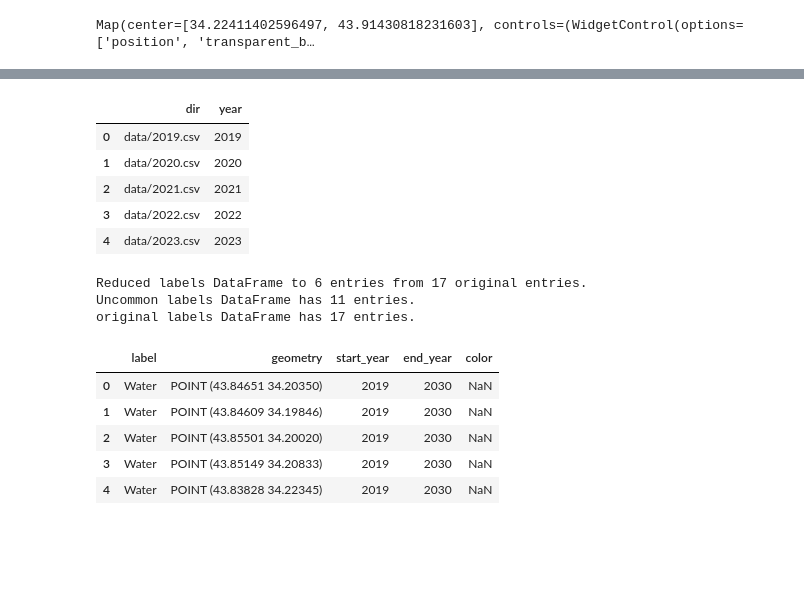
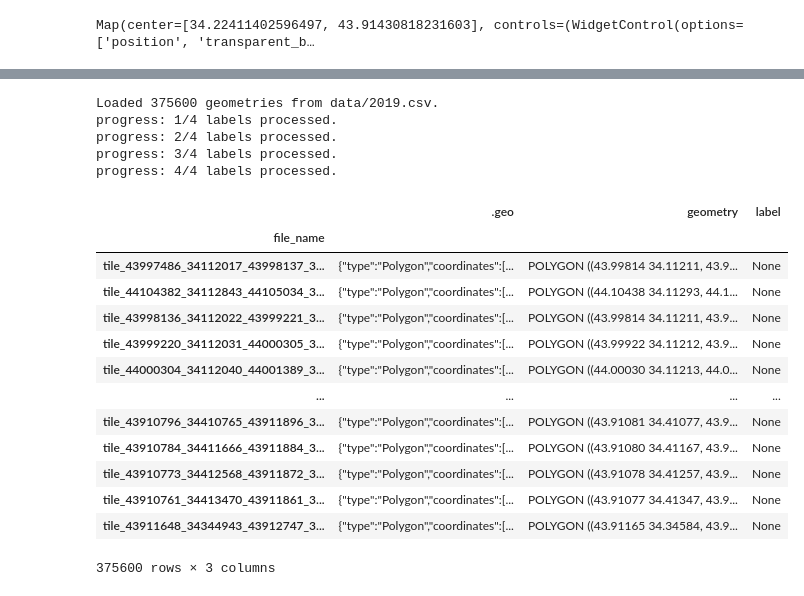
Before and after one commit to JamesChamberlainw/heritage-monitoring-kit, a Jupyter notebook: generate_map.ipynb, the cells around one changed output, grey strips where cells are left out. Drawn from its saved outputs; the diff is of its cells as text; code cells hidden in the pictures; blank space fills up the shorter version.

```diff
--- a/generate_map.ipynb
+++ b/generate_map.ipynb
@@ -502,49 +474,6 @@ data_dir = pd.DataFrame({
     "dir": [f"data/{year}.csv" for year in range(2019, 2025)],
     "year": [year for year in range(2019, 2025)]
 })
-# %%
-data_dir.head()
-# %% [output]
-|  | dir | year |
-| 0 | data/2019.csv | 2019 |
-| 1 | data/2020.csv | 2020 |
-| 2 | data/2021.csv | 2021 |
-| 3 | data/2022.csv | 2022 |
-| 4 | data/2023.csv | 2023 |
-# %%
-def __reduce_to_common__(labels_df, start_year, end_year):
-    """
-    Splits the labels DataFrame into two parts:
-    1. Common labels that fall within the specified start and end years.
-    2. Uncommon labels that do not fall within the specified range, and may be year specific.
-
-    Parameters:
-        labels_df (GeoDataFrame):   The labels DataFrame to reduce.
-        start_year (int):           The starting year for the reduction.
-        end_year (int):             The ending year for the reduction.
-
-    Returns:
-        GeoDataFrame:               The Reduced labels DataFrame.
-    """
-    common_df = labels_df[(labels_df['start_year'] <= start_year) & (labels_df['end_year'] >= end_year)]
-    uncommon_df = labels_df[(labels_df['start_year'] > start_year) | (labels_df['end_year'] < end_year)]
-    return common_df.reset_index(drop=True), uncommon_df.reset_index(drop=True)
-
-common_df, uncommon_df = __reduce_to_common__(labels, start_year=2019, end_year=2024)
-print(f"Reduced labels DataFrame to {len(common_df)} entries from {len(labels)} original entries.")
-print(f"Uncommon labels DataFrame has {len(uncommon_df)} entries.")
-print(f"original labels DataFrame has {len(labels)} entries.")
-common_df.head()
-# %% [output]
-Reduced labels DataFrame to 6 entries from 17 original entries.
-Uncommon labels DataFrame has 11 entries.
-original labels DataFrame has 17 entries.
-|  | label | geometry | start_year | end_year | color |
-| 0 | Water | POINT (43.84651 34.20350) | 2019 | 2030 | NaN |
-| 1 | Water | POINT (43.84609 34.19846) | 2019 | 2030 | NaN |
-| 2 | Water | POINT (43.85501 34.20020) | 2019 | 2030 | NaN |
-| 3 | Water | POINT (43.85149 34.20833) | 2019 | 2030 | NaN |
-| 4 | Water | POINT (43.83828 34.22345) | 2019 | 2030 | NaN |
 # %%
 class ts_cluster():
 
@@ -590,0 +655,27 @@ class ts_cluster():
+# %%
+cluster_ts = ts_cluster(ts_point_labels=labels, data_dir=data_dir, mapping=mapping, start_year=2019, end_year=2024, passes=6)
+
+cluster_ts.instansiate_clusters(cluster_class=cl.Cluster, subregions=subregions)
+# %% [output]
+Loaded 375600 geometries from data/2019.csv.
+progress: 1/4 labels processed.
+progress: 2/4 labels processed.
+progress: 3/4 labels processed.
+progress: 4/4 labels processed.
+# %%
+cluster_ts.base_labels
+# %% [output]
+|  | .geo | geometry | label |
+| file_name |  |  |  |
+| tile_43997486_34112017_43998137_3... | {"type":"Polygon","coordinates":[... | POLYGON ((43.99814 34.11211, 43.9... | None |
+| tile_44104382_34112843_44105034_3... | {"type":"Polygon","coordinates":[... | POLYGON ((44.10438 34.11293, 44.1... | None |
+| tile_43998136_34112022_43999221_3... | {"type":"Polygon","coordinates":[... | POLYGON ((43.99814 34.11211, 43.9... | None |
+| tile_43999220_34112031_44000305_3... | {"type":"Polygon","coordinates":[... | POLYGON ((43.99922 34.11212, 43.9... | None |
+| tile_44000304_34112040_44001389_3... | {"type":"Polygon","coordinates":[... | POLYGON ((44.00030 34.11213, 44.0... | None |
+| ... | ... | ... | ... |
+| tile_43910796_34410765_43911896_3... | {"type":"Polygon","coordinates":[... | POLYGON ((43.91081 34.41077, 43.9... | None |
+| tile_43910784_34411666_43911884_3... | {"type":"Polygon","coordinates":[... | POLYGON ((43.91080 34.41167, 43.9... | None |
+| tile_43910773_34412568_43911872_3... | {"type":"Polygon","coordinates":[... | POLYGON ((43.91078 34.41257, 43.9... | None |
+| tile_43910761_34413470_43911861_3... | {"type":"Polygon","coordinates":[... | POLYGON ((43.91077 34.41347, 43.9... | None |
+| tile_43911648_34344943_43912747_3... | {"type":"Polygon","coordinates":[... | POLYGON ((43.91165 34.34584, 43.9... | None |
+375600 rows × 3 columns
```
Also changed, not shown: parts of 10 cells of this notebook, 1 other file.
